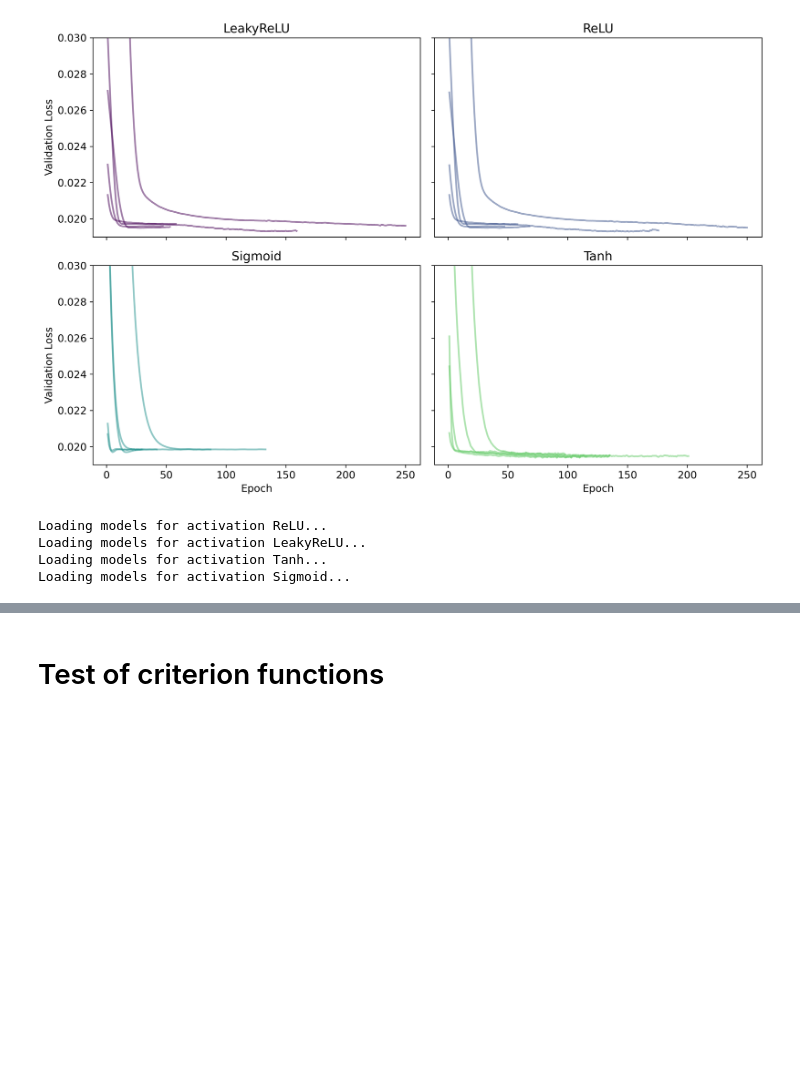
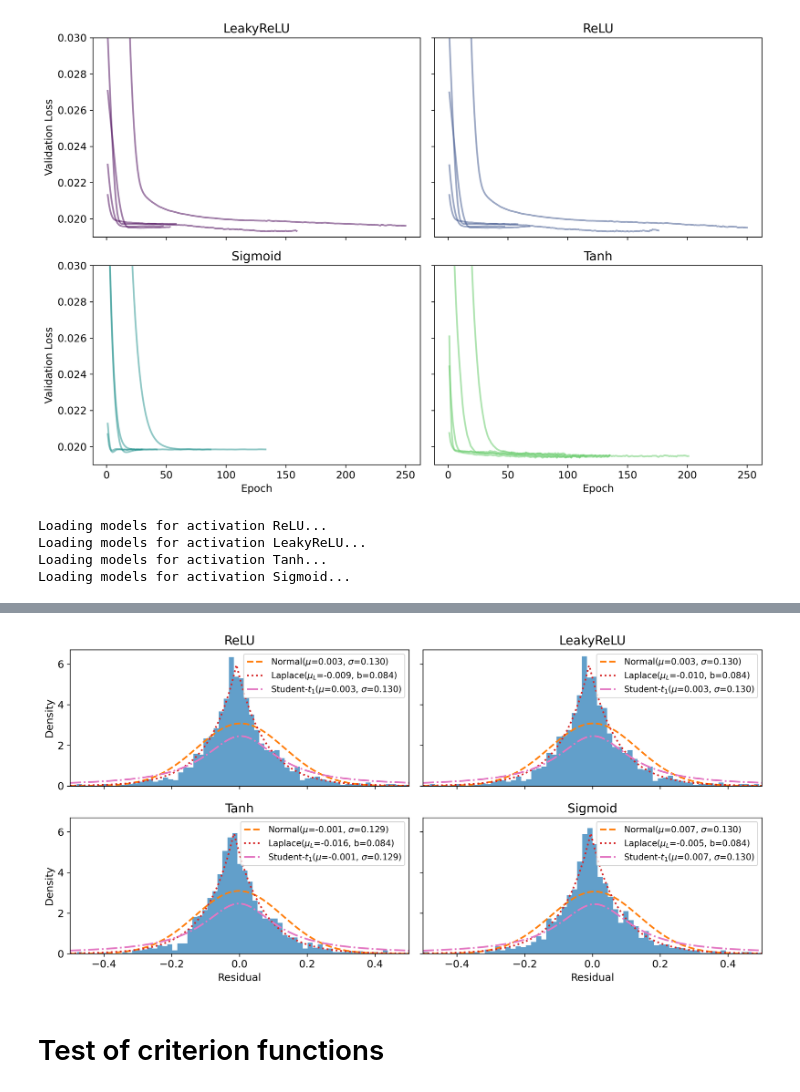
Before and after one commit to johanoelgaard/MastersThesis, a Jupyter notebook: mlp.ipynb, the cells around one changed output, grey strips where cells are left out. Cells and saved outputs as stored; diff of their text form; code cells hidden in the pictures; blank space fills up the shorter version.

Commit message:
Created residual plots

```diff
--- a/mlp.ipynb
+++ b/mlp.ipynb
@@ -1154,3 +1128,59 @@ AMADL & 0.00726 & 0.00724 & 0.00641 & 0.00800 \\
+# %%
+import numpy as np
+import matplotlib.pyplot as plt
+from scipy.stats import t as student_t
+
+# define plot limits
+x_min, x_max = -0.5, 0.5
+bins = 100
+
+# 2×2 grid with shared axes
+fig, axes = plt.subplots(2, 2, figsize=(12, 6),
+                         sharex=True, sharey=True)
+
+for ax, act in zip(axes.flat, activation_space):
+    res = df_preds_activ['y_true'] - df_preds_activ[act]
+
+    # density=True makes the histogram area = 1
+    ax.hist(res, bins=bins, density=True, alpha=0.7)
+
+    x = np.linspace(x_min, x_max, 500)
+    mu, sigma = res.mean(), res.std(ddof=0)
+    mu_lap    = np.median(res)
+    b_lap     = np.mean(np.abs(res - mu_lap))
+    nu        = 1
+
+    # Normal pdf
+    pdf_gauss = (1/(sigma*np.sqrt(2*np.pi))) * np.exp(-0.5*((x - mu)/sigma)**2)
+    ax.plot(x, pdf_gauss, "C1--", lw=2,
+            label=rf"Normal($\mu$={mu:.3f}, $\sigma$={sigma:.3f})")
+
+    # Laplace pdf
+    pdf_lap = (1/(2*b_lap)) * np.exp(-np.abs(x - mu_lap)/b_lap)
+    ax.plot(x, pdf_lap, "C3:", lw=2,
+            label=rf"Laplace($\mu_L$={mu_lap:.3f}, b={b_lap:.3f})")
+
+    # Student-t pdf
+    pdf_t = student_t.pdf(x, df=nu, loc=mu, scale=sigma)
+    ax.plot(x, pdf_t, "C6-.", lw=2,
+            label=rf"Student-$t_{{{nu}}}$($\mu$={mu:.3f}, $\sigma$={sigma:.3f})")
+
+    ax.set_xlim(x_min, x_max)
+    ax.set_title(act)
+    ax.legend(fontsize="small")
+
+# Only label the outer axes
+axes[0, 0].set_ylabel('Density')
+axes[1, 0].set_ylabel('Density')
+axes[1, 0].set_xlabel('Residual')
+axes[1, 1].set_xlabel('Residual')
+
+plt.tight_layout()
+plt.savefig('figs/residuals_activations_density.png', dpi=300, bbox_inches='tight')
+# plt.show()
+plt.close(fig)
+# %% [output]
+[figure, added]
 # %% [markdown]
 # Test of criterion functions
 # %%
```
Also changed, not shown: parts of 10 cells of this notebook, 5 other files.
